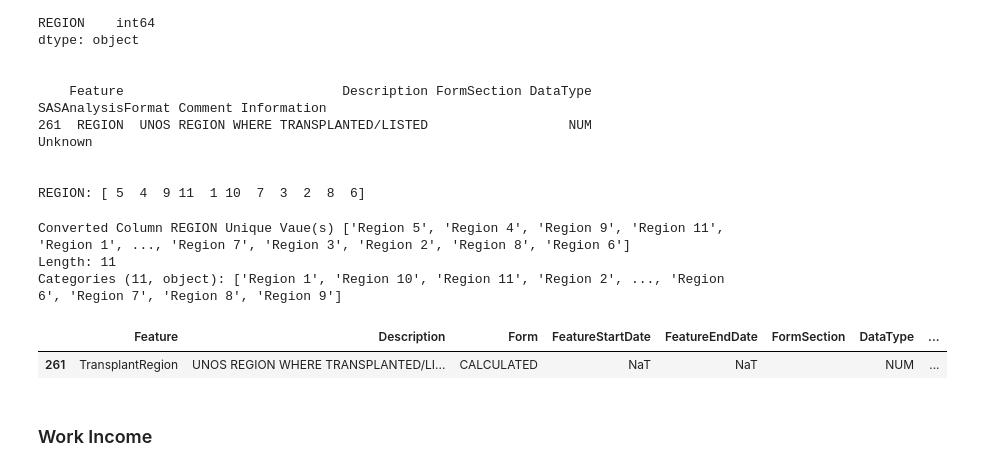
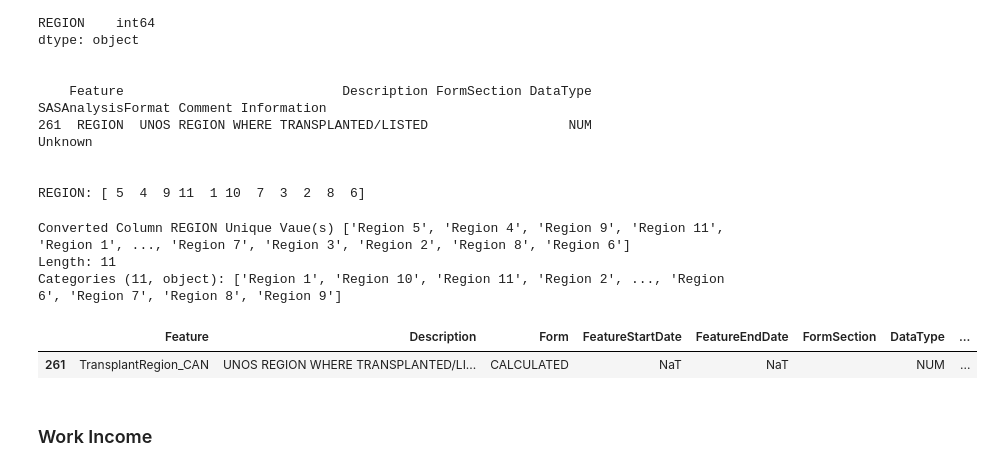
Before and after one commit to SirErikPak/UNOS, a Jupyter notebook: Notebook/WranglePrep.ipynb, the cells around one changed output. Saved outputs shown, nothing was run; the diff lists cells and outputs as text; code cells hidden in the pictures.

```diff
--- a/Notebook/WranglePrep.ipynb
+++ b/Notebook/WranglePrep.ipynb
@@ -877,7 +877,7 @@ for col in convertDate:
 # %%
 # mapping
 colMap = {'ACTIVATE_DATE': 'AllocationBeginDate_CAN', 'ADMISSION_DATE':'AdmissionDate_CAN', 'ADMIT_DATE_DON':'AdmissionDate_DON',
-          'VAL_DT_TCR':'ValidationDateTCR_CAN','VAL_DT_TRR':'ValidationDateTRR_CAN', 'VAL_DT_DDR':'ValidationDateTCR_DDR','LISTYR':'ListingYear',
+          'VAL_DT_TCR':'ValidationDateTCR_CAN','VAL_DT_TRR':'ValidationDateTRR_CAN', 'VAL_DT_DDR':'ValidationDateTCR_DDR','LISTYR':'ListingYear_CAN',
           'DISCHARGE_DATE':'CenterDischargeDate_CAN', 'END_DATE':'RemovalWaitListDate_CAN', 'INIT_DATE':'InitialWaitListDate_CAN',
           'PX_STAT_DATE':'StatusDate_CAN', 'RECOVERY_DATE_DON':'OrganRecoveryDate_DON', 'REFERRAL_DATE':'ReferralDate_DON', 'TX_DATE':'TransplantDate_CAN'}
 
@@ -4690,34 +4690,34 @@ dtype: object
 REGION: [ 5  4  9 11  1 10  7  3  2  8  6]
 # %%
 # mapping
-colMap = {'REGION': 'TransplantRegion'}
+colMap = {'REGION': 'TransplantRegion_CAN'}
 
 # feature value mapping
 mapping = {1: 'Region 1', 2: 'Region 2', 3: 'Region 3', 4: 'Region 4', 5: 'Region 5',
            6: 'Region 6', 7: 'Region 7', 8: 'Region 8', 9: 'Region 9', 10: 'Region 10',
            11: 'Region 11'
           }
 
 # iterate
 for feature in features:
     # mapping feature
     df = uf.mapping_columns(df, feature, mapping, display=True)
 
 
 # update column names & data dictionary
 df, df_dict = uf.mapping_data_and_dictionary(df, df_dict, colMap, idx, feature_info='Category', txt=f"UNKNOWN No Mapping Information.")
 
 # convert to category
 df = uf.convert_to_category(df,  list(colMap.values()))
 
 # display
 df_dict.iloc[idx]
 # %% [output]
 Converted Column REGION Unique Vaue(s) ['Region 5', 'Region 4', 'Region 9', 'Region 11', 'Region 1', ..., 'Region 7', 'Region 3', 'Region 2', 'Region 8', 'Region 6']
 Length: 11
 Categories (11, object): ['Region 1', 'Region 10', 'Region 11', 'Region 2', ..., 'Region 6', 'Region 7', 'Region 8', 'Region 9']
 |  | Feature | Description | Form | FeatureStartDate | FeatureEndDate | FormSection | DataType | ... |
-| 261 | TransplantRegion | UNOS REGION WHERE TRANSPLANTED/LI... | CALCULATED | NaT | NaT |  | NUM | ... |
+| 261 | TransplantRegion_CAN | UNOS REGION WHERE TRANSPLANTED/LI... | CALCULATED | NaT | NaT |  | NUM | ... |
 # %% [markdown]
 ### Work Income
 # %%
```
Also changed, not shown: parts of 4 cells of this notebook, 1 other file.
